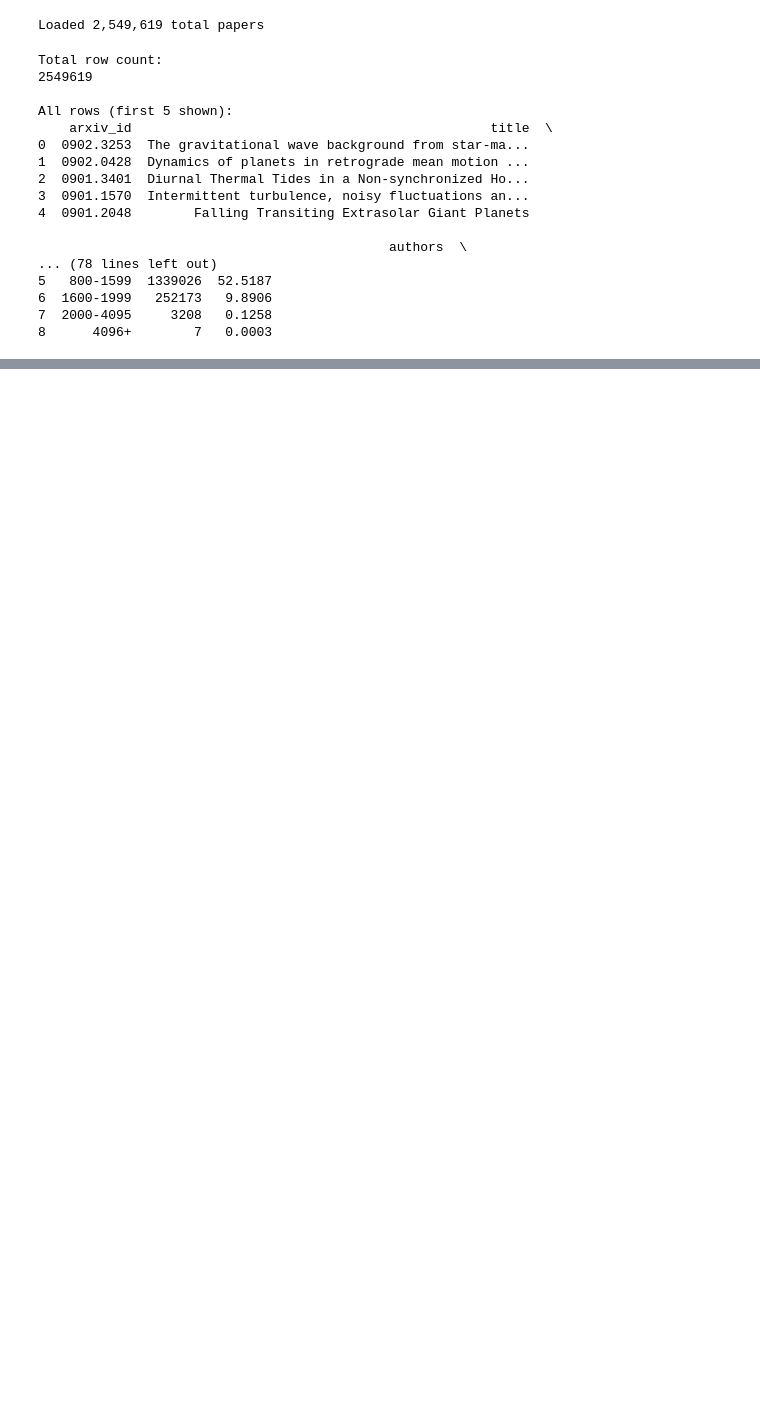
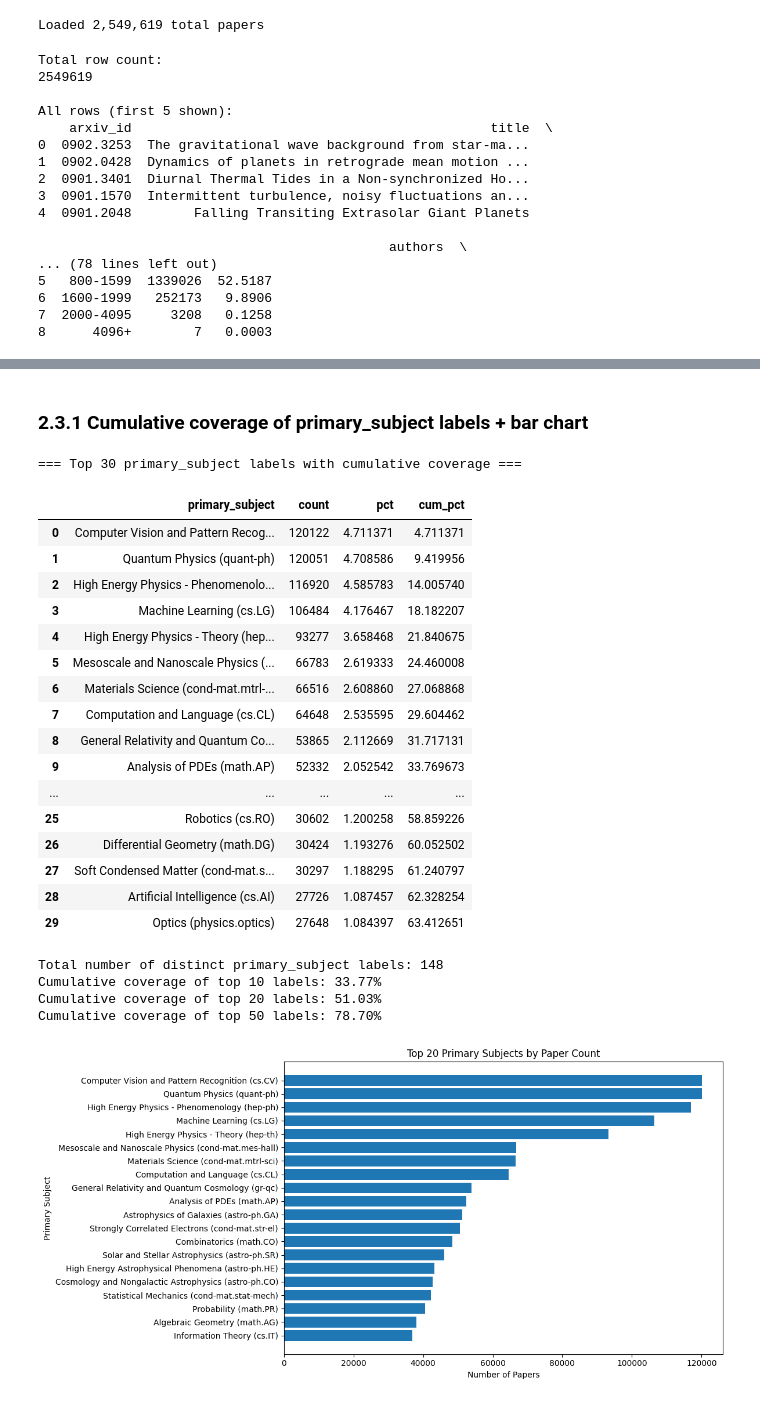
Before and after one commit to logus2k/genai_p2, a Jupyter notebook: 02_data_understanding.ipynb, the cells around one changed output, grey strips where cells are left out. Saved outputs shown, nothing was run; the diff lists cells and outputs as text; code cells hidden in the pictures; blank space fills up the shorter version.

Commit message:
data undertanding analysis

```diff
--- a/02_data_understanding.ipynb
+++ b/02_data_understanding.ipynb
@@ -4,6 +52,8 @@ import pandas as pd
 
 # Path to parquet file
 PARQUET_FILE_PATH = "./data/arxiv_papers/train.parquet"
+# %%
+PARQUET_FILE_PATH = r"C:\Users\ricar\Desktop\train.parquet"
 # %%
 # Load the parquet file
 df = pd.read_parquet(PARQUET_FILE_PATH)
@@ -103,0 +569,61 @@ All rows (first 5 shown):
+# %% [markdown]
+### 2.3.1 Cumulative coverage of primary_subject labels + bar chart
+# %%
+# Absolute counts
+primary_counts = df["primary_subject"].value_counts()
+
+# Distribution table
+primary_dist = (
+    primary_counts
+    .to_frame(name="count")
+    .reset_index()
+    .rename(columns={"index": "primary_subject"})
+)
+
+primary_dist["pct"] = (primary_dist["count"] / len(df) * 100)
+primary_dist["cum_pct"] = primary_dist["pct"].cumsum()
+
+print("=== Top 30 primary_subject labels with cumulative coverage ===")
+display(primary_dist.head(30))
+
+print("\nTotal number of distinct primary_subject labels:", primary_dist.shape[0])
+print(f"Cumulative coverage of top 10 labels: {primary_dist.loc[9, 'cum_pct']:.2f}%")
+print(f"Cumulative coverage of top 20 labels: {primary_dist.loc[19, 'cum_pct']:.2f}%")
+print(f"Cumulative coverage of top 50 labels: {primary_dist.loc[49, 'cum_pct']:.2f}%")
+
+# --------- Bar chart (Top 20) ---------
+top_n = 20
+top_labels = primary_dist.head(top_n)
+
+plt.figure(figsize=(12, 6))
+plt.barh(top_labels["primary_subject"], top_labels["count"])
+plt.gca().invert_yaxis()  # Highest first
+plt.title(f"Top {top_n} Primary Subjects by Paper Count")
+plt.xlabel("Number of Papers")
+plt.ylabel("Primary Subject")
+plt.tight_layout()
+plt.show()
+# %% [output]
+=== Top 30 primary_subject labels with cumulative coverage ===
+|  | primary_subject | count | pct | cum_pct |
+| 0 | Computer Vision and Pattern Recog... | 120122 | 4.711371 | 4.711371 |
+| 1 | Quantum Physics (quant-ph) | 120051 | 4.708586 | 9.419956 |
+| 2 | High Energy Physics - Phenomenolo... | 116920 | 4.585783 | 14.005740 |
+| 3 | Machine Learning (cs.LG) | 106484 | 4.176467 | 18.182207 |
+| 4 | High Energy Physics - Theory (hep... | 93277 | 3.658468 | 21.840675 |
+| 5 | Mesoscale and Nanoscale Physics (... | 66783 | 2.619333 | 24.460008 |
+| 6 | Materials Science (cond-mat.mtrl-... | 66516 | 2.608860 | 27.068868 |
+| 7 | Computation and Language (cs.CL) | 64648 | 2.535595 | 29.604462 |
+| 8 | General Relativity and Quantum Co... | 53865 | 2.112669 | 31.717131 |
+| 9 | Analysis of PDEs (math.AP) | 52332 | 2.052542 | 33.769673 |
+| ... | ... | ... | ... | ... |
+| 25 | Robotics (cs.RO) | 30602 | 1.200258 | 58.859226 |
+| 26 | Differential Geometry (math.DG) | 30424 | 1.193276 | 60.052502 |
+| 27 | Soft Condensed Matter (cond-mat.s... | 30297 | 1.188295 | 61.240797 |
+| 28 | Artificial Intelligence (cs.AI) | 27726 | 1.087457 | 62.328254 |
+| 29 | Optics (physics.optics) | 27648 | 1.084397 | 63.412651 |
+Total number of distinct primary_subject labels: 148
+Cumulative coverage of top 10 labels: 33.77%
+Cumulative coverage of top 20 labels: 51.03%
+Cumulative coverage of top 50 labels: 78.70%
+[figure, added]
```
Also changed, not shown: parts of 70 cells of this notebook, 38 other files.
